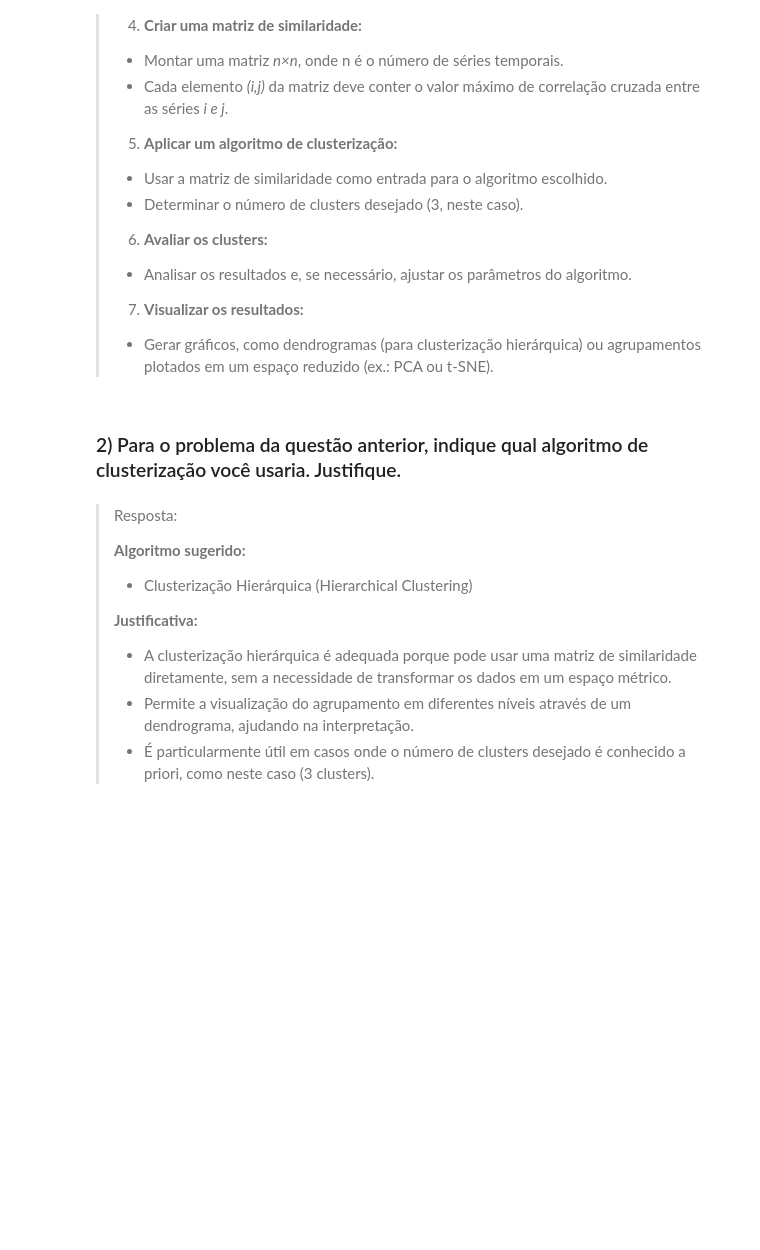
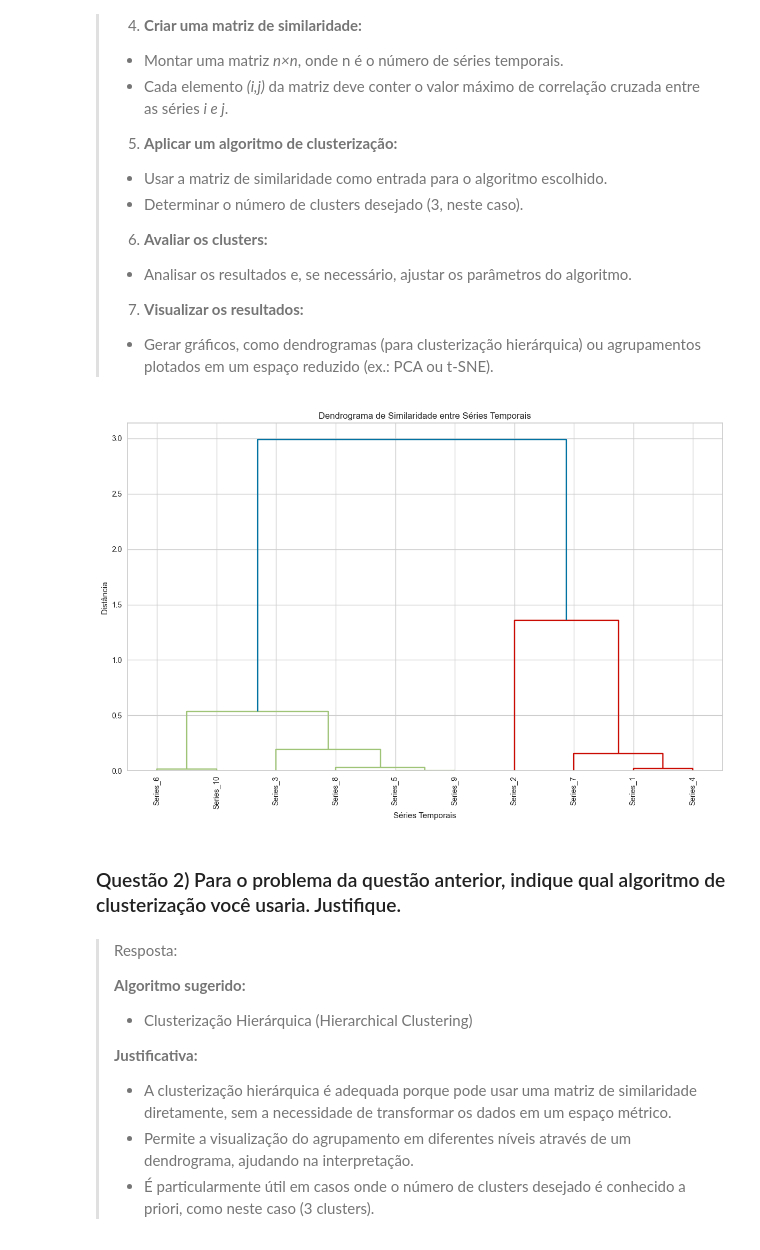
Before and after one commit to ianmsouza/cluster_analysis_suicide_data_Brazil_DATASUS, a Jupyter notebook: cluster_analysis_suicide_data_Brazil_DATASUS.ipynb, the cells around one changed output. Saved outputs shown, nothing was run; the diff lists cells and outputs as text; code cells hidden in the pictures; blank space fills up the shorter version.

```diff
--- a/cluster_analysis_suicide_data_Brazil_DATASUS.ipynb
+++ b/cluster_analysis_suicide_data_Brazil_DATASUS.ipynb
@@ -1143,8 +1112,53 @@ Proporção de Ruído (DBSCAN, eps=1.3): 0.01
 > - Analisar os resultados e, se necessário, ajustar os parâmetros do algoritmo.
 > 7. **Visualizar os resultados:**
 > - Gerar gráficos, como dendrogramas (para clusterização hierárquica) ou agrupamentos plotados em um espaço reduzido (ex.: PCA ou t-SNE).
+# %%
+# 1. Gerar dados simulados
+np.random.seed(42)
+time_steps = 50
+n_series = 10
+
+data = pd.DataFrame({
+    f"Series_{i+1}": np.sin(np.linspace(0, 2 * np.pi, time_steps) + np.random.uniform(0, 2 * np.pi)) +
+    np.random.normal(0, 0.1, time_steps)
+    for i in range(n_series)
+})
+data.index = [f"Time_{i+1}" for i in range(time_steps)]
+
+# 2. Normalizar as séries (z-score)
+normalized_data = (data - data.mean()) / data.std()
+
+# 3. Calcular a matriz de similaridade por correlação cruzada
+similarity_matrix = np.zeros((n_series, n_series))
+
+for i in range(n_series):
+    for j in range(n_series):
+        if i != j:
+            corr = np.correlate(normalized_data.iloc[:, i], normalized_data.iloc[:, j], mode='valid')
+            similarity_matrix[i, j] = np.max(corr)
+        else:
+            similarity_matrix[i, j] = 1  # Similaridade máxima para a mesma série
+
+# 4. Converter a matriz de similaridade em matriz de distância
+distance_matrix = 1 - (similarity_matrix / np.max(similarity_matrix))
+distance_matrix[distance_matrix < 0] = 0
+condensed_distance = distance_matrix[np.triu_indices(n_series, k=1)]
+
+# 5. Aplicar clusterização hierárquica
+linkage_matrix = linkage(condensed_distance, method='ward')
+
+# 6. Visualizar o dendrograma
+plt.figure(figsize=(12, 8))
+dendrogram(linkage_matrix, labels=normalized_data.columns, leaf_rotation=90, leaf_font_size=10)
+plt.title("Dendrograma de Similaridade entre Séries Temporais")
+plt.xlabel("Séries Temporais")
+plt.ylabel("Distância")
+plt.tight_layout()
+plt.show()
+# %% [output]
+[figure, added]
 # %% [markdown]
-### 2) Para o problema da questão anterior, indique qual algoritmo de clusterização você usaria. Justifique.
+### Questão 2) Para o problema da questão anterior, indique qual algoritmo de clusterização você usaria. Justifique.
 # %% [markdown]
 > Resposta:
 >
```
Also changed, not shown: parts of 44 cells of this notebook.
